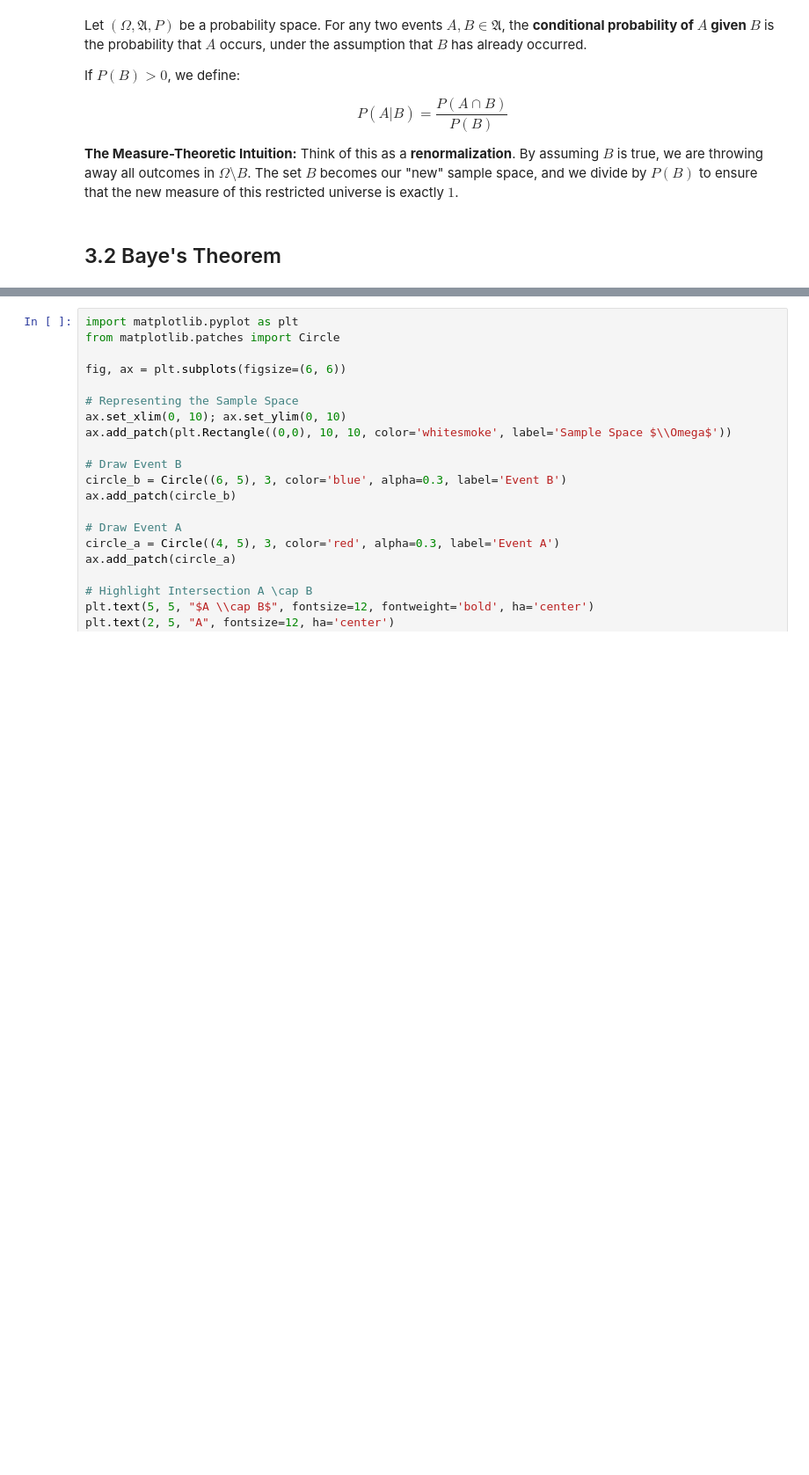
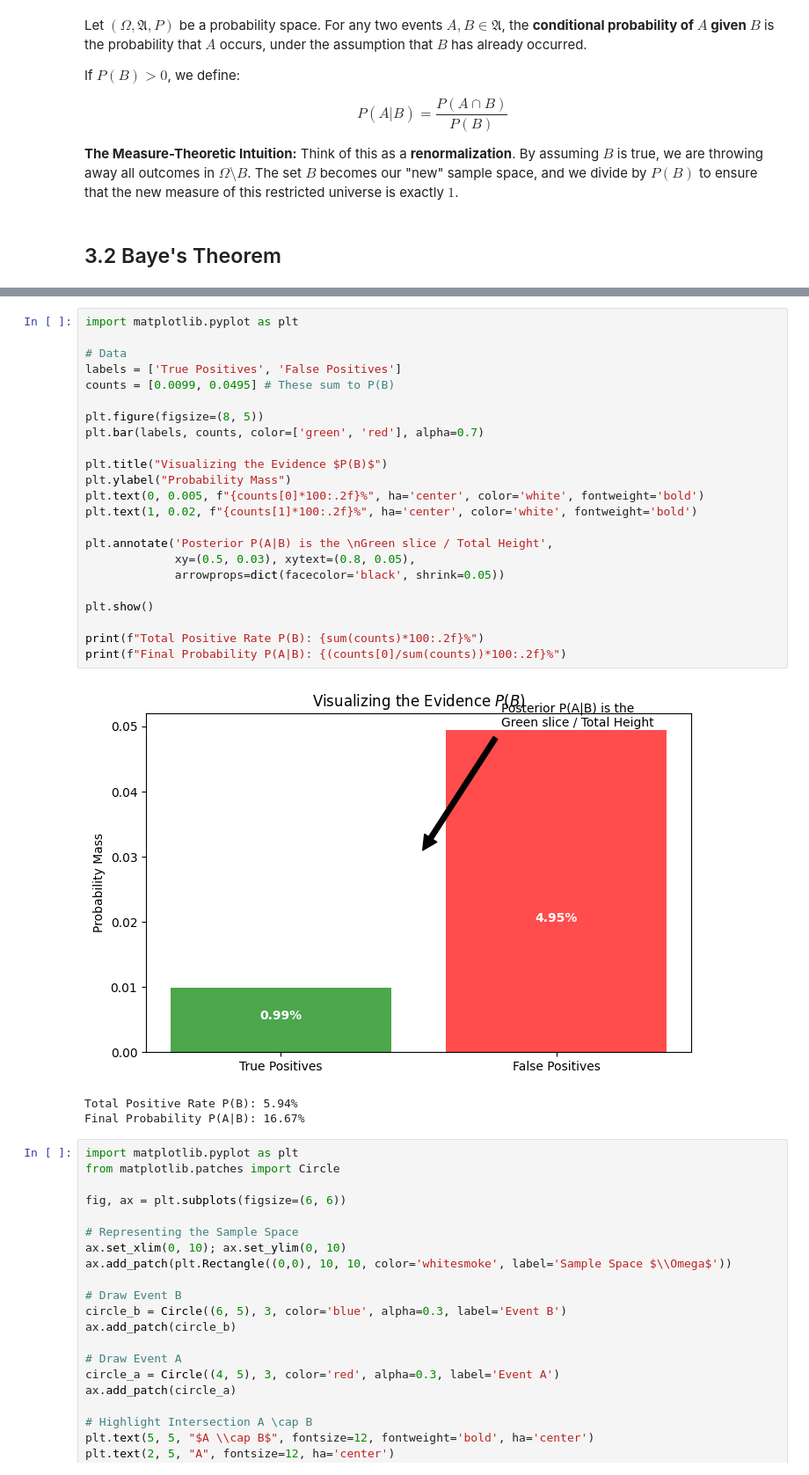
Before and after one commit to Samaa-16/Statistical-Learning-e23280, a Jupyter notebook: review_of_probability_theory.ipynb, the cells around one changed output, grey strips where cells are left out. Shown at 88% size. Cells and saved outputs as stored; diff of their text form; blank space fills up the shorter version.

```diff
--- a/review_of_probability_theory.ipynb
+++ b/review_of_probability_theory.ipynb
@@ -1348,3 +1404,30 @@ The "Common Man" error is assuming these two are equal. Bayes' Theorem is the ma
+# %%
+import matplotlib.pyplot as plt
+
+# Data
+labels = ['True Positives', 'False Positives']
+counts = [0.0099, 0.0495] # These sum to P(B)
+
+plt.figure(figsize=(8, 5))
+plt.bar(labels, counts, color=['green', 'red'], alpha=0.7)
+
+plt.title("Visualizing the Evidence $P(B)$")
+plt.ylabel("Probability Mass")
+plt.text(0, 0.005, f"{counts[0]*100:.2f}%", ha='center', color='white', fontweight='bold')
+plt.text(1, 0.02, f"{counts[1]*100:.2f}%", ha='center', color='white', fontweight='bold')
+
+plt.annotate('Posterior P(A|B) is the \nGreen slice / Total Height',
+             xy=(0.5, 0.03), xytext=(0.8, 0.05),
+             arrowprops=dict(facecolor='black', shrink=0.05))
+
+plt.show()
+
+print(f"Total Positive Rate P(B): {sum(counts)*100:.2f}%")
+print(f"Final Probability P(A|B): {(counts[0]/sum(counts))*100:.2f}%")
+# %% [output]
+[figure, added]
+Total Positive Rate P(B): 5.94%
+Final Probability P(A|B): 16.67%
 # %%
 import matplotlib.pyplot as plt
 from matplotlib.patches import Circle
```
Also changed, not shown: parts of 3 cells of this notebook.
